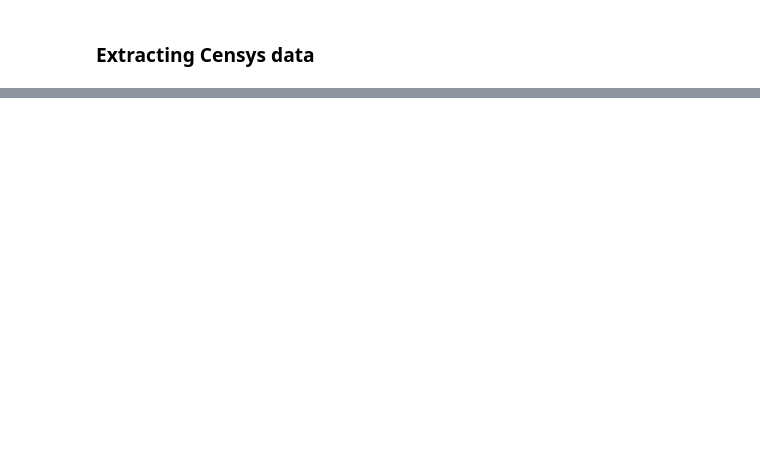
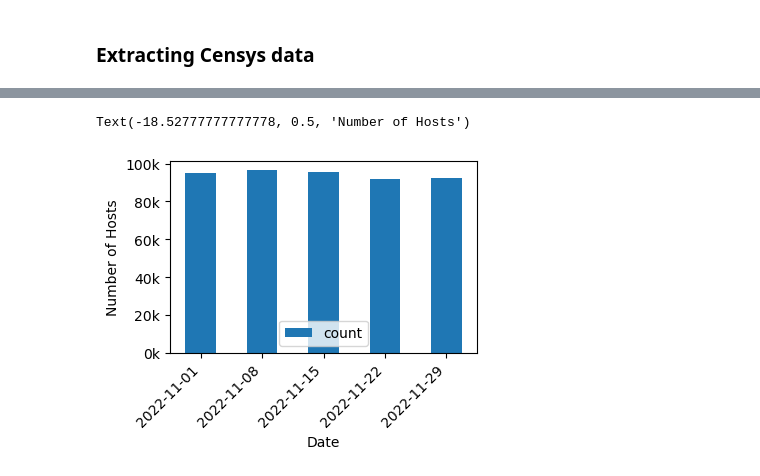
Before and after one commit to internettransparency/ldap-sequel, a Jupyter notebook: notebooks/analysis.ipynb, the cells around one changed output, grey strips where cells are left out. Cells and saved outputs as stored; diff of their text form; code cells hidden in the pictures; blank space fills up the shorter version.

```diff
--- a/notebooks/analysis.ipynb
+++ b/notebooks/analysis.ipynb
@@ -237,0 +628,22 @@ for df in CENSYS_TS_DICT.values():
+# %%
+try:
+    aggr_ldap_hoster_pdf
+except:
+    aggr_ldap_hoster_pdf = pd.read_csv("../dataset/censys/processing/censys_date_ldap_hosts.csv", index_col=0, parse_dates=True)
+
+plot = aggr_ldap_hoster_pdf.sort_index()
+fig, ax = plt.subplots(figsize=(4,4))  # Adjust the width and height as desired
+plot.plot(kind='bar', ax=ax)
+plt.tight_layout()
+plt.xlabel('Date')
+xlabels = [item.strftime('%Y-%m-%d') for item in plot.index]
+plt.xticks(range(len(xlabels)), xlabels, rotation=45, ha='right')
+# change y ticks to show in k
+y, _ = plt.yticks()
+ylabels = [f'{item/1000:.0f}k' for item in y]
+ax.yaxis.set_ticklabels(ylabels)
+ax.set_ylabel('Number of Hosts')
+#plt.title('Number of LDAP Hosts')
+# %% [output]
+Text(-18.52777777777778, 0.5, 'Number of Hosts')
+[figure, added]
```
Also changed, not shown: parts of 80 cells of this notebook, 11 other files.
